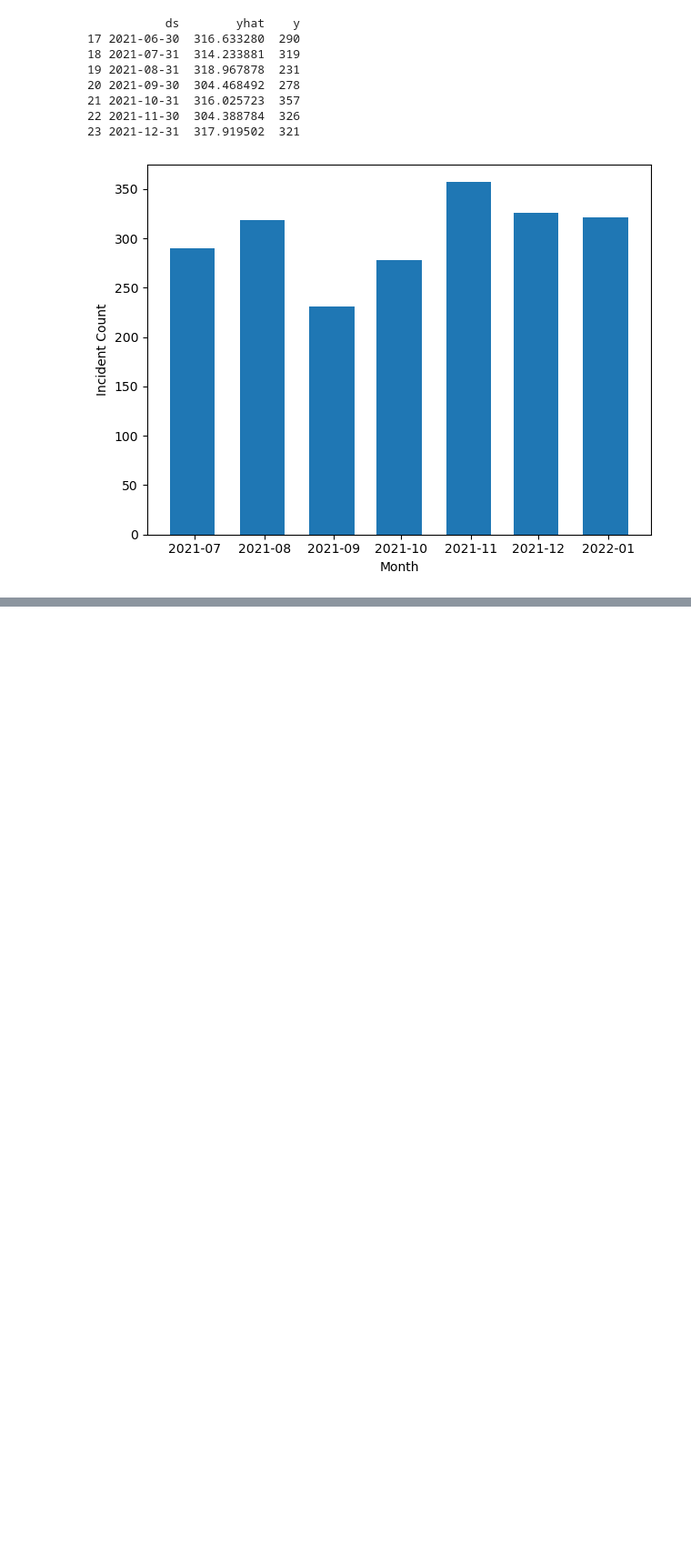
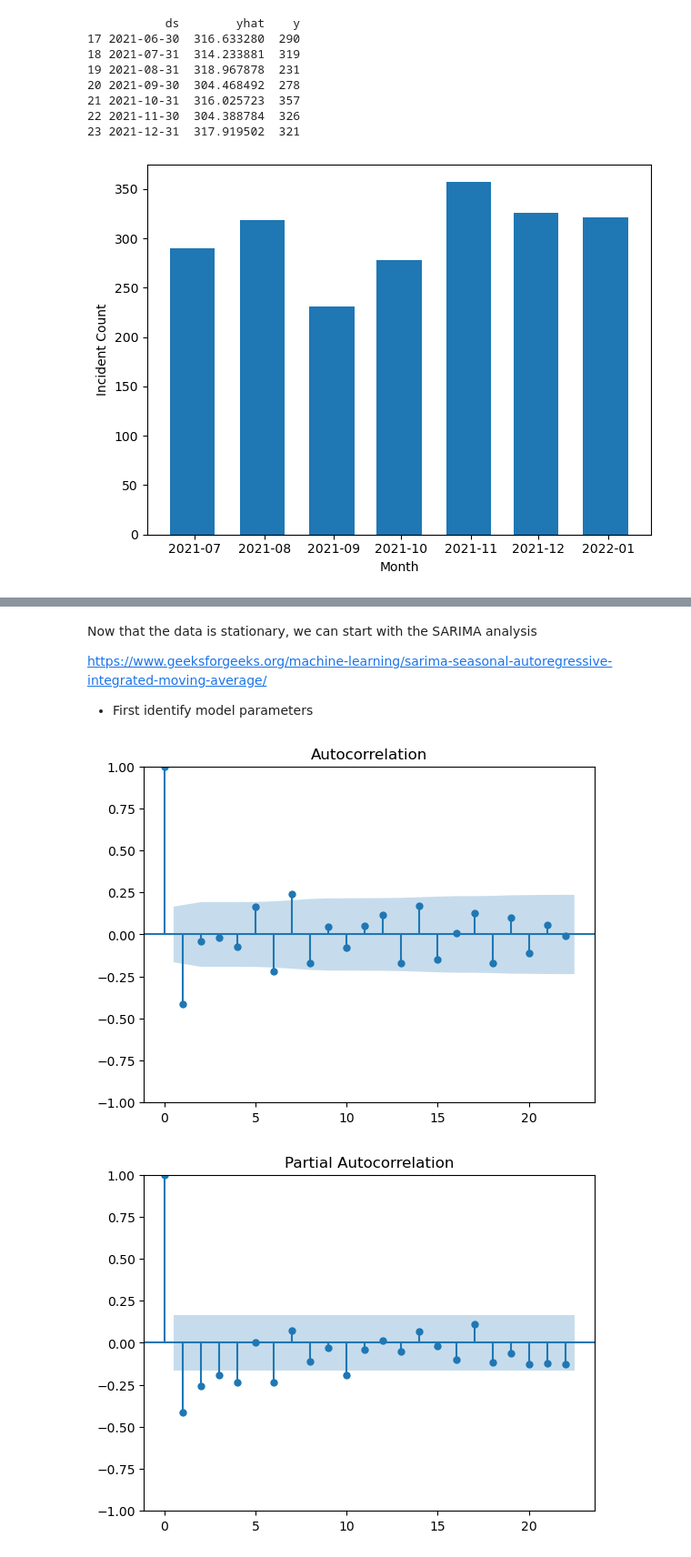
Before and after one commit to axellee1994/AED-OHCA, a Jupyter notebook: src/rq1/rq1_forecasting.ipynb, the cells around one changed output, grey strips where cells are left out. Shown: that part at 91% size. Drawn from its saved outputs; the diff is of its cells as text; code cells hidden in the pictures; blank space fills up the shorter version.

Commit message:
did auto-regression & tried moving average)

```diff
--- a/src/rq1_forecasting.ipynb
+++ b/src/rq1/rq1_forecasting.ipynb
@@ -387,0 +496,14 @@ plt.show()
+# %%
+## seasonal differencing (12 months period)
+# print(count_by_month.describe())
+
+n = 12
+count_by_month["seasonal_differencing"] = count_by_month["Incident Count (Month)"] - count_by_month["Incident Count (Month)"].shift(n)
+season_differencing = count_by_month["seasonal_differencing"].dropna()
+print(season_differencing.describe())
+
+print()
+## differencing
+count_by_month["differencing"] = count_by_month["Incident Count (Month)"] - count_by_month["Incident Count (Month)"].shift(1)
+differencing = count_by_month["differencing"].dropna()
+print(differencing.describe())
@@ -387,0 +532,13 @@ plt.show()
+# %%
+## log transformation
+log_series = np.log(count_by_month["Incident Count (Month)"])
+# print(log_series)
+
+log_diff_series = log_series.diff().dropna()
+log_diff_series.index = pd.to_datetime(count_by_month["Month"].iloc[1:])
+print(log_diff_series.head())
+# print(log_diff_series.isna().any())
+
+log_seasonal_diff_series = log_series.diff(12).dropna()
+print(log_seasonal_diff_series.isna().any())
+# print(log_seasonal_diff_series.describe())
@@ -387,0 +594,16 @@ plt.show()
+# %% [markdown]
+Now that the data is stationary, we can start with the SARIMA analysis
+
+https://www.geeksforgeeks.org/machine-learning/sarima-seasonal-autoregressive-integrated-moving-average/
+
+- First identify model parameters
+# %%
+# Autocorrelation Plot
+plot_acf(log_diff_series)
+# Partial autocorrelation Plot
+plot_pacf(log_diff_series)
+
+plt.show()
+# %% [output]
+[figure, added]
+[figure, added]
```
Also changed, not shown: parts of 21 cells of this notebook, 2 other files.
